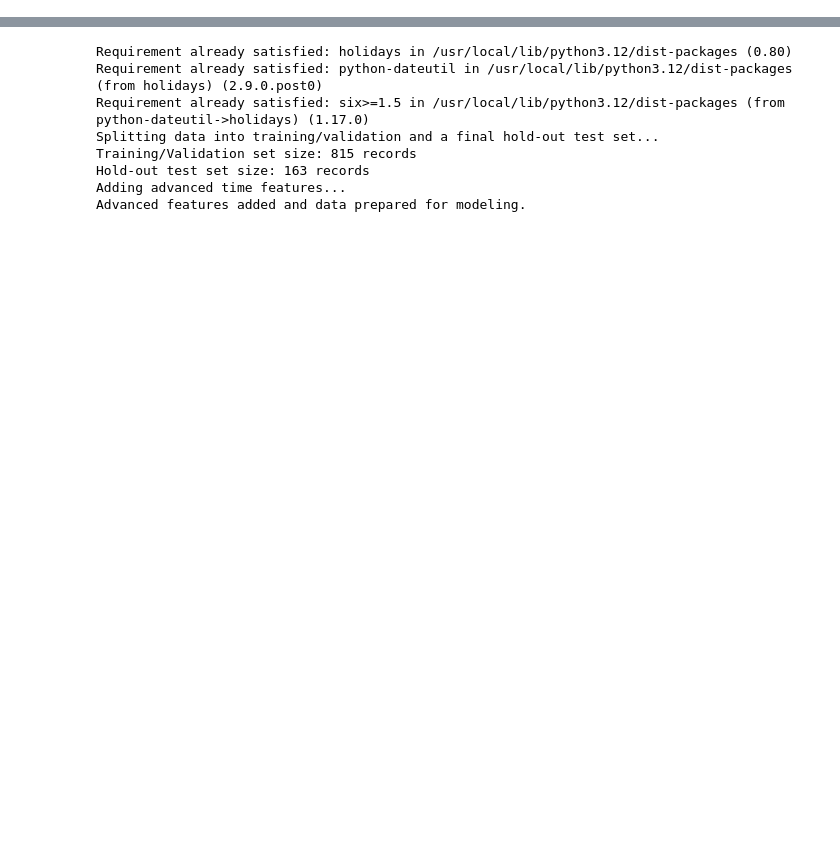
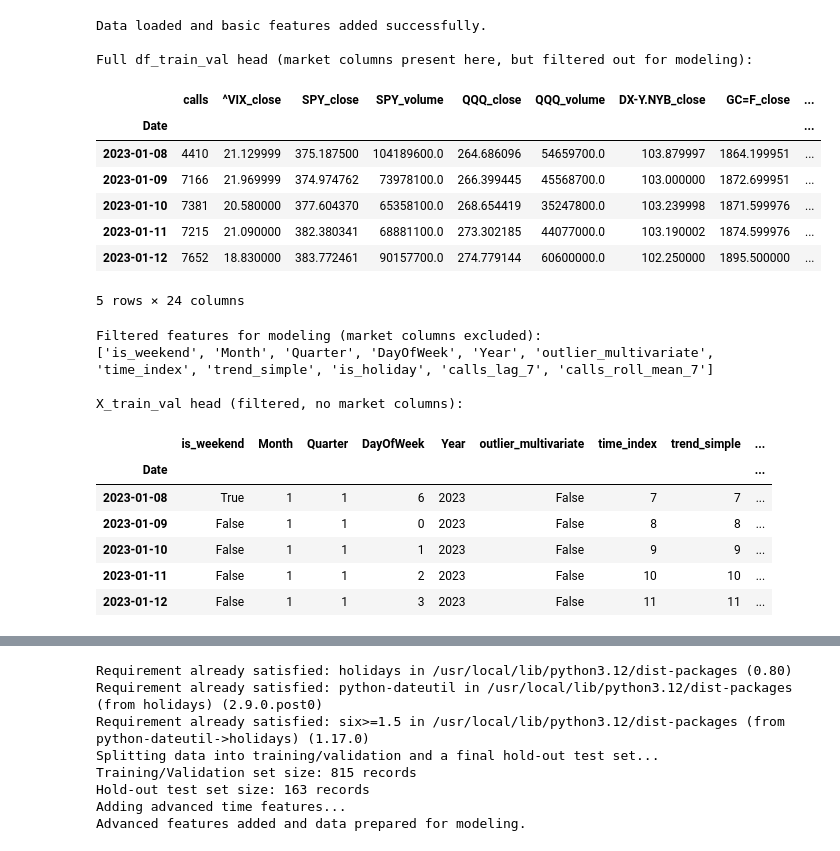
Before and after one commit to john-d-noble/callcenter, a Jupyter notebook: CB_Step_4_Machine_Learning_Models_(Simplified).ipynb, the cells around one changed output, grey strips where cells are left out. Drawn from its saved outputs; the diff is of its cells as text; code cells hidden in the pictures; blank space fills up the shorter version.

```diff
--- a/CB_Step_4_Machine_Learning_Models_(Simplified).ipynb
+++ b/CB_Step_4_Machine_Learning_Models_(Simplified).ipynb
@@ -25,0 +110,41 @@ Requirement already satisfied: six>=1.5 in /usr/local/lib/python3.12/dist-packag
+# %%
+# ============================================================
+# CELL 2: VERIFY DATA LOADING AND FEATURE FILTERING
+# ============================================================
+
+print("Data loaded and basic features added successfully.")
+
+# Show full DataFrame head (includes all columns, including market for reference)
+print("\nFull df_train_val head (market columns present here, but filtered out for modeling):")
+display(df_train_val.head())
+
+# Verify filtered features (market excluded)
+print("\nFiltered features for modeling (market columns excluded):")
+print(features)
+
+# Show X_train_val head (should exclude market columns)
+print("\nX_train_val head (filtered, no market columns):")
+display(X_train_val.head())
+# %% [output]
+Data loaded and basic features added successfully.
+
+Full df_train_val head (market columns present here, but filtered out for modeling):
+|  | calls | ^VIX_close | SPY_close | SPY_volume | QQQ_close | QQQ_volume | DX-Y.NYB_close | GC=F_close | ... |
+| Date |  |  |  |  |  |  |  |  | ... |
+| 2023-01-08 | 4410 | 21.129999 | 375.187500 | 104189600.0 | 264.686096 | 54659700.0 | 103.879997 | 1864.199951 | ... |
+| 2023-01-09 | 7166 | 21.969999 | 374.974762 | 73978100.0 | 266.399445 | 45568700.0 | 103.000000 | 1872.699951 | ... |
+| 2023-01-10 | 7381 | 20.580000 | 377.604370 | 65358100.0 | 268.654419 | 35247800.0 | 103.239998 | 1871.599976 | ... |
+| 2023-01-11 | 7215 | 21.090000 | 382.380341 | 68881100.0 | 273.302185 | 44077000.0 | 103.190002 | 1874.599976 | ... |
+| 2023-01-12 | 7652 | 18.830000 | 383.772461 | 90157700.0 | 274.779144 | 60600000.0 | 102.250000 | 1895.500000 | ... |
+5 rows × 24 columns
+Filtered features for modeling (market columns excluded):
+['is_weekend', 'Month', 'Quarter', 'DayOfWeek', 'Year', 'outlier_multivariate', 'time_index', 'trend_simple', 'is_holiday', 'calls_lag_7', 'calls_roll_mean_7']
+
+X_train_val head (filtered, no market columns):
+|  | is_weekend | Month | Quarter | DayOfWeek | Year | outlier_multivariate | time_index | trend_simple | ... |
+| Date |  |  |  |  |  |  |  |  | ... |
+| 2023-01-08 | True | 1 | 1 | 6 | 2023 | False | 7 | 7 | ... |
+| 2023-01-09 | False | 1 | 1 | 0 | 2023 | False | 8 | 8 | ... |
+| 2023-01-10 | False | 1 | 1 | 1 | 2023 | False | 9 | 9 | ... |
+| 2023-01-11 | False | 1 | 1 | 2 | 2023 | False | 10 | 10 | ... |
+| 2023-01-12 | False | 1 | 1 | 3 | 2023 | False | 11 | 11 | ... |
```
Also changed, not shown: parts of 9 cells of this notebook.
